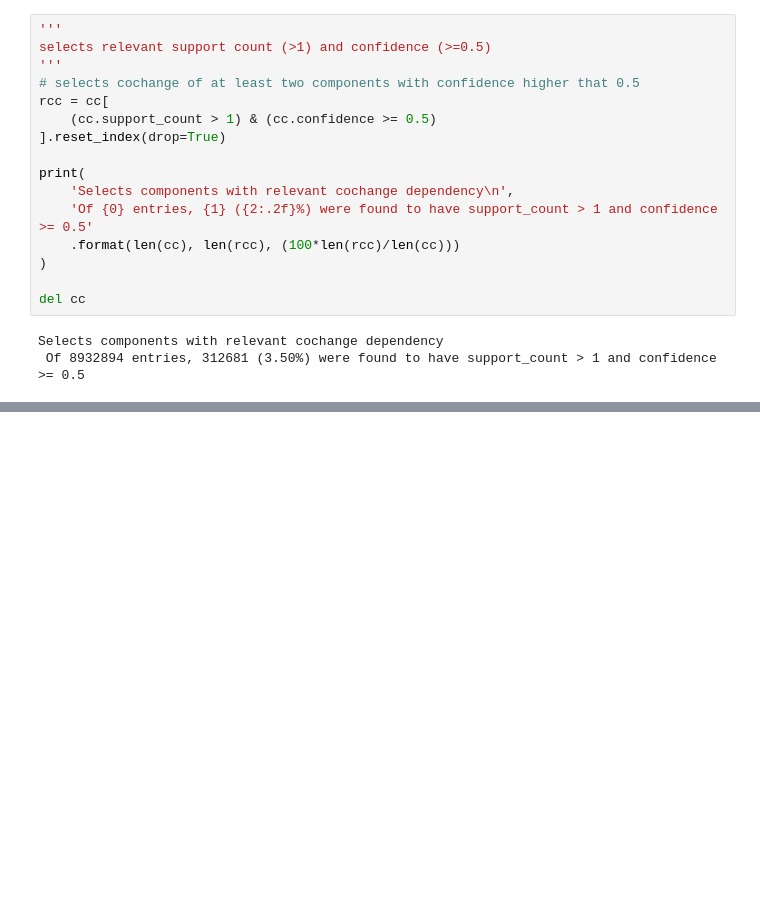
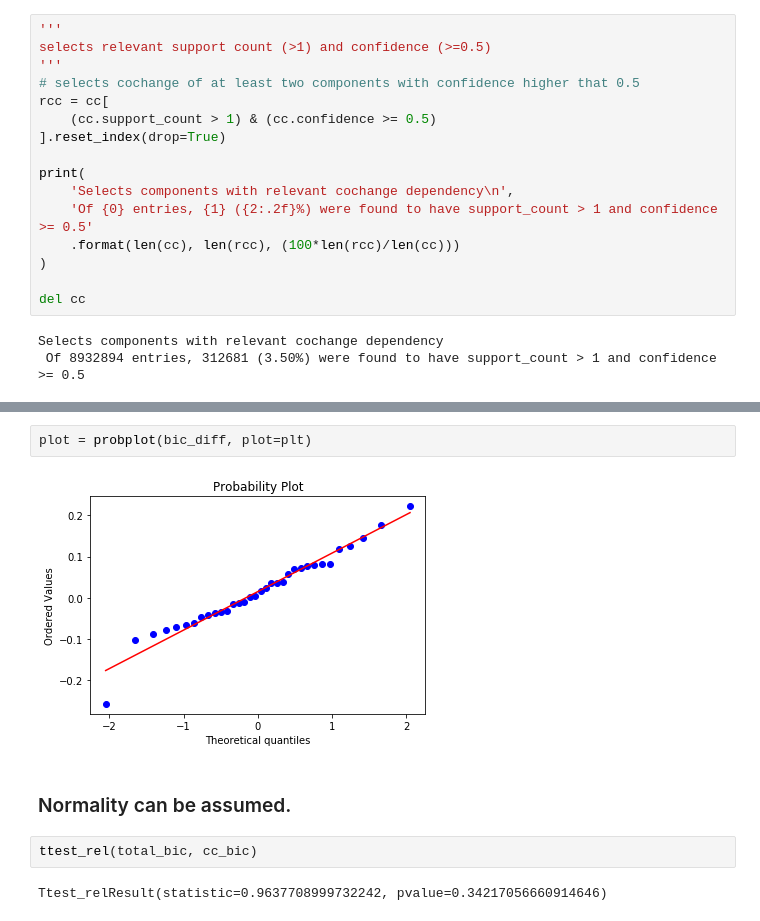
Before and after one commit to luisamaralh/co-change-dependencies, a Jupyter notebook: notebooks/comparative_analysis.ipynb, the cells around one changed output, grey strips where cells are left out. Saved outputs shown, nothing was run; the diff lists cells and outputs as text; blank space fills up the shorter version.

```diff
--- a/notebooks/comparative_analysis.ipynb
+++ b/notebooks/comparative_analysis.ipynb
@@ -239,0 +332,10 @@ agg_cc['cochange_percent'].plot(kind='hist', bins=10)
+# %%
+plot = probplot(bic_diff, plot=plt)
+# %% [output]
+[figure, added]
+# %% [markdown]
+### Normality can be assumed.
+# %%
+ttest_rel(total_bic, cc_bic)
+# %% [output]
+Ttest_relResult(statistic=0.9637708999732242, pvalue=0.34217056660914646)
```
Also changed, not shown: parts of 22 cells of this notebook.
